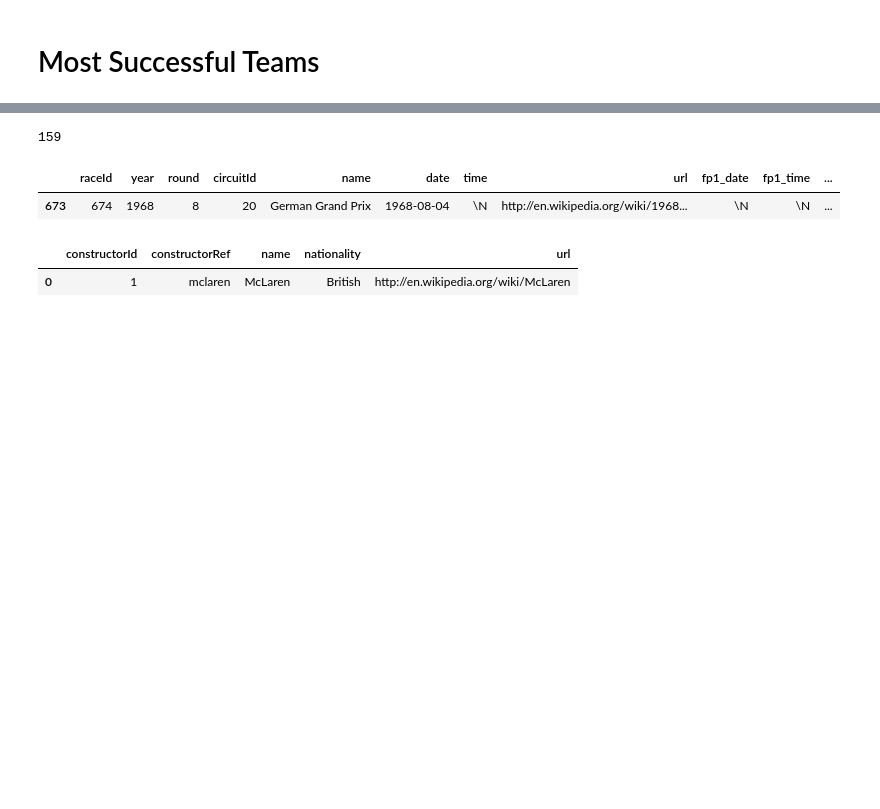
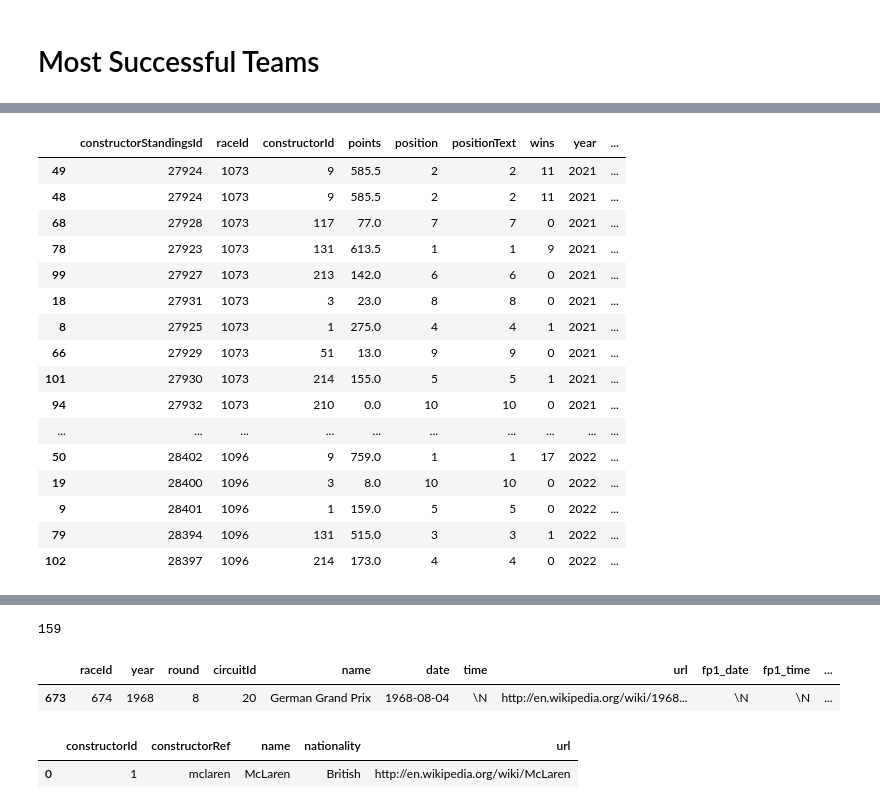
Before and after one commit to austin-mccollum/nycdsa_python_project, a Jupyter notebook: all_time_performance_analysis.ipynb, the cells around one changed output, grey strips where cells are left out. Drawn from its saved outputs; the diff is of its cells as text; code cells hidden in the pictures; blank space fills up the shorter version.

```diff
--- a/all_time_performance_analysis.ipynb
+++ b/all_time_performance_analysis.ipynb
@@ -139,0 +154,21 @@ df_con_champs
+# %%
+temp2004['pct_budget'] = temp2004['budget_millions'] / temp2004.groupby('year')['budget_millions'].transform('sum')
+temp2004.sort_values(by='year').tail(20)
+# %% [output]
+|  | constructorStandingsId | raceId | constructorId | points | position | positionText | wins | year | ... |
+| 49 | 27924 | 1073 | 9 | 585.5 | 2 | 2 | 11 | 2021 | ... |
+| 48 | 27924 | 1073 | 9 | 585.5 | 2 | 2 | 11 | 2021 | ... |
+| 68 | 27928 | 1073 | 117 | 77.0 | 7 | 7 | 0 | 2021 | ... |
+| 78 | 27923 | 1073 | 131 | 613.5 | 1 | 1 | 9 | 2021 | ... |
+| 99 | 27927 | 1073 | 213 | 142.0 | 6 | 6 | 0 | 2021 | ... |
+| 18 | 27931 | 1073 | 3 | 23.0 | 8 | 8 | 0 | 2021 | ... |
+| 8 | 27925 | 1073 | 1 | 275.0 | 4 | 4 | 1 | 2021 | ... |
+| 66 | 27929 | 1073 | 51 | 13.0 | 9 | 9 | 0 | 2021 | ... |
+| 101 | 27930 | 1073 | 214 | 155.0 | 5 | 5 | 1 | 2021 | ... |
+| 94 | 27932 | 1073 | 210 | 0.0 | 10 | 10 | 0 | 2021 | ... |
+| ... | ... | ... | ... | ... | ... | ... | ... | ... | ... |
+| 50 | 28402 | 1096 | 9 | 759.0 | 1 | 1 | 17 | 2022 | ... |
+| 19 | 28400 | 1096 | 3 | 8.0 | 10 | 10 | 0 | 2022 | ... |
+| 9 | 28401 | 1096 | 1 | 159.0 | 5 | 5 | 0 | 2022 | ... |
+| 79 | 28394 | 1096 | 131 | 515.0 | 3 | 3 | 1 | 2022 | ... |
+| 102 | 28397 | 1096 | 214 | 173.0 | 4 | 4 | 0 | 2022 | ... |
```
Also changed, not shown: parts of 17 cells of this notebook.
